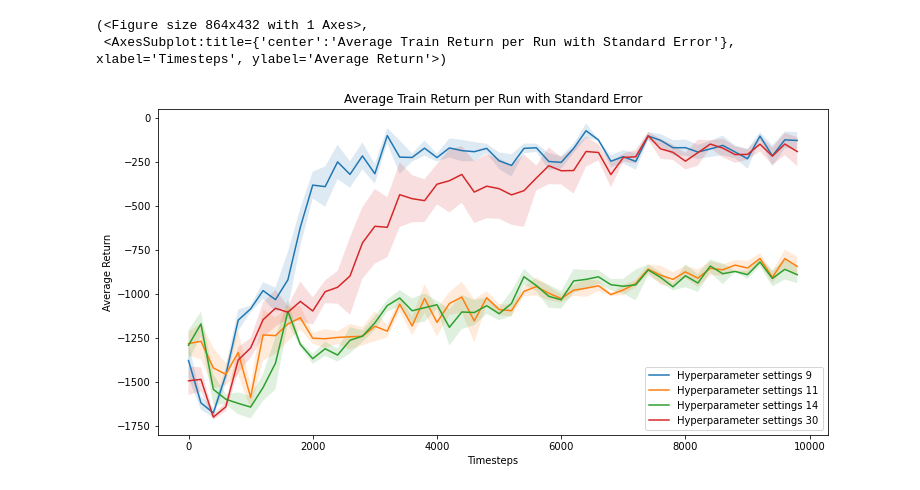
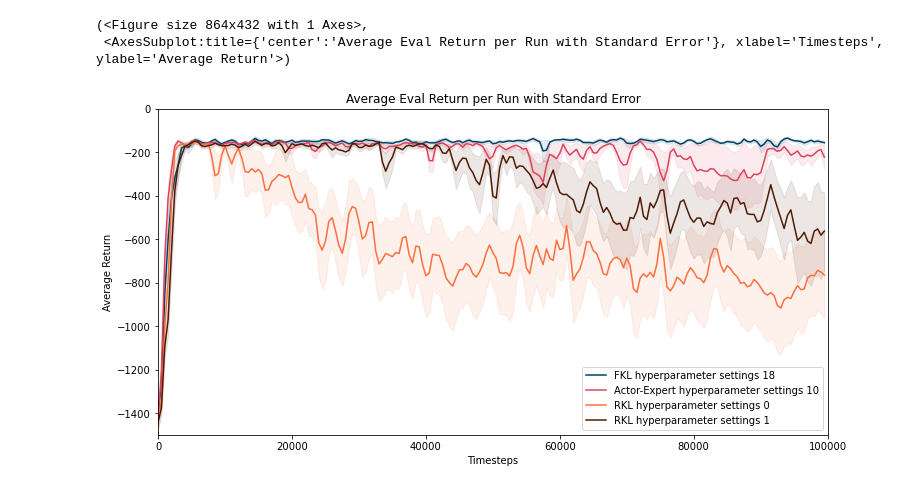
Before and after one commit to samuelfneumann/RLControl, a Jupyter notebook: plots.ipynb, the cells around one changed output. Cells and saved outputs as stored; diff of their text form; code cells hidden in the pictures.

```diff
--- a/plots.ipynb
+++ b/plots.ipynb
@@ -6,9 +6,15 @@ import matplotlib.pyplot as plt
 import utils.experiment_utils as exp
 import utils.plot_utils as plot
 # %%
-DATA_DIR = "/home/samuel/Documents/Actor-Expert/RLControl/results/Pendulum-v0_ForwardKLresults"
+FKL_DATA_DIR = "/home/samuel/Documents/Actor-Expert/RLControl/results/Pendulum-v0_forward_klresults"
+AE_DATA_DIR = "/home/samuel/Documents/Actor-Expert/RLControl/results/Pendulum-v0_aeresults"
+RKL_DATA_DIR = "/home/samuel/Documents/Actor-Expert/RLControl/results/Pendulum-v0_reverse_klresults"
 DATA_FILE = "data.pkl"
 
 # Get data
-with open(os.path.join(DATA_DIR, DATA_FILE), "rb") as in_file:
-    data = pickle.load(in_file)
+with open(os.path.join(FKL_DATA_DIR, DATA_FILE), "rb") as in_file:
+    data_fkl = pickle.load(in_file)
+with open(os.path.join(AE_DATA_DIR, DATA_FILE), "rb") as in_file:
+    data_ae = pickle.load(in_file)
+with open(os.path.join(RKL_DATA_DIR, DATA_FILE), "rb") as in_file:
+    data_rkl = pickle.load(in_file)
@@ -43,8 +46,7 @@ hp_returns[-20:]
 # %%
 # Plot the mean return per run, smoothing over the passed 10,000 time steps
-plot.plot_mean_with_stderr(data, "train", [9, 11, 14, 30], smooth_over=1)
-# plot.plot_mean_with_stderr(data, "train", [0, 4, 2], smooth_over=10)
+plot.plot_mean_with_stderr([data_fkl, data_ae, data_rkl], "eval", [[18], [10], [0, 1]], smooth_over=[2, 2, 2], names=["FKL", "Actor-Expert", "RKL"], xlim=[0, 100000], ylim=[-1500, 0], colours=[["#004165"], ["#de425b"], ["#fc6f3c", "#4d1a04"]], alpha=0.1)
 # %% [output]
 (<Figure size 864x432 with 1 Axes>,
- <AxesSubplot:title={'center':'Average Train Return per Run with Standard Error'}, xlabel='Timesteps', ylabel='Average Return'>)
+ <AxesSubplot:title={'center':'Average Eval Return per Run with Standard Error'}, xlabel='Timesteps', ylabel='Average Return'>)
-[figure, old version]
+[figure, new version]
```
Also changed, not shown: parts of 12 cells of this notebook, 2 other files.
